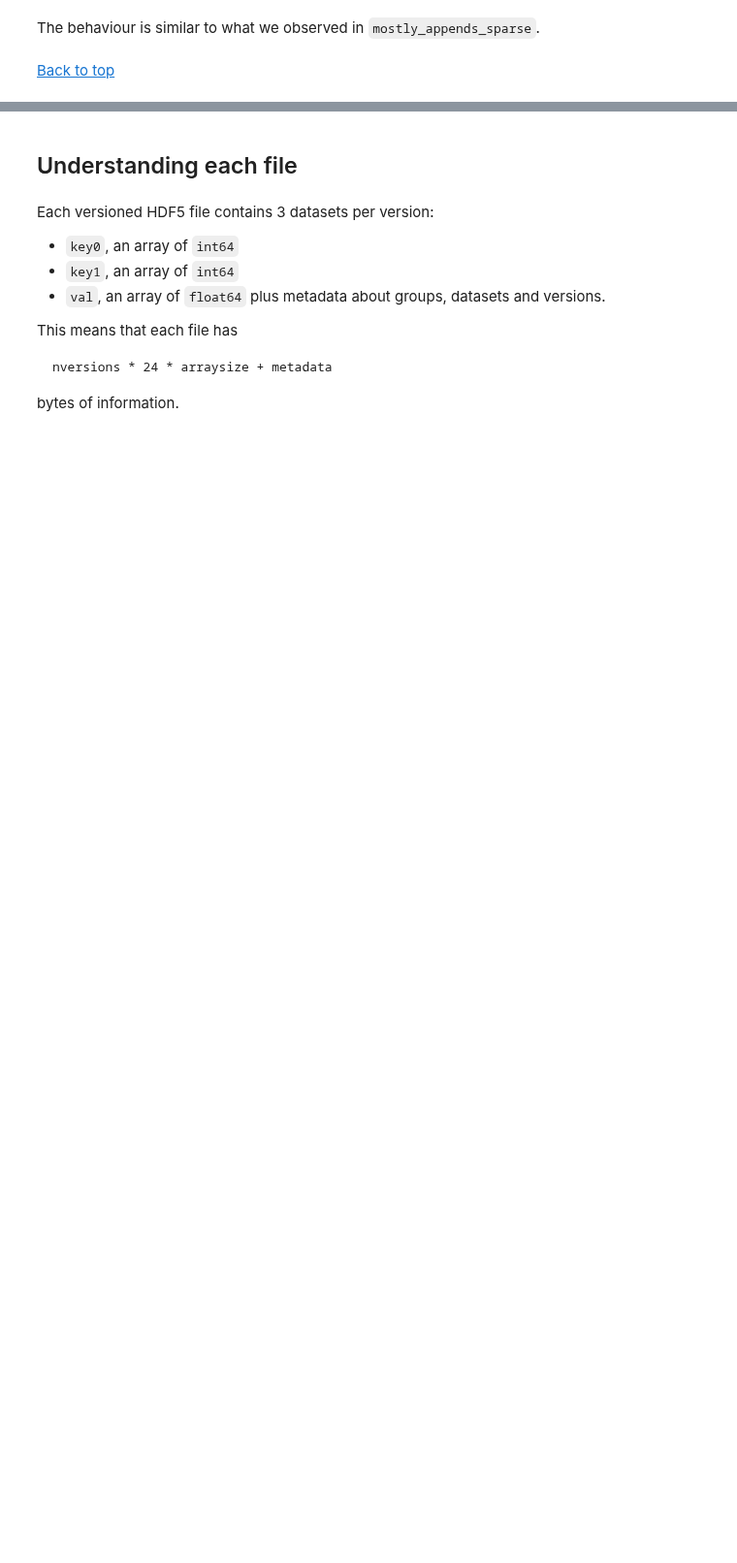
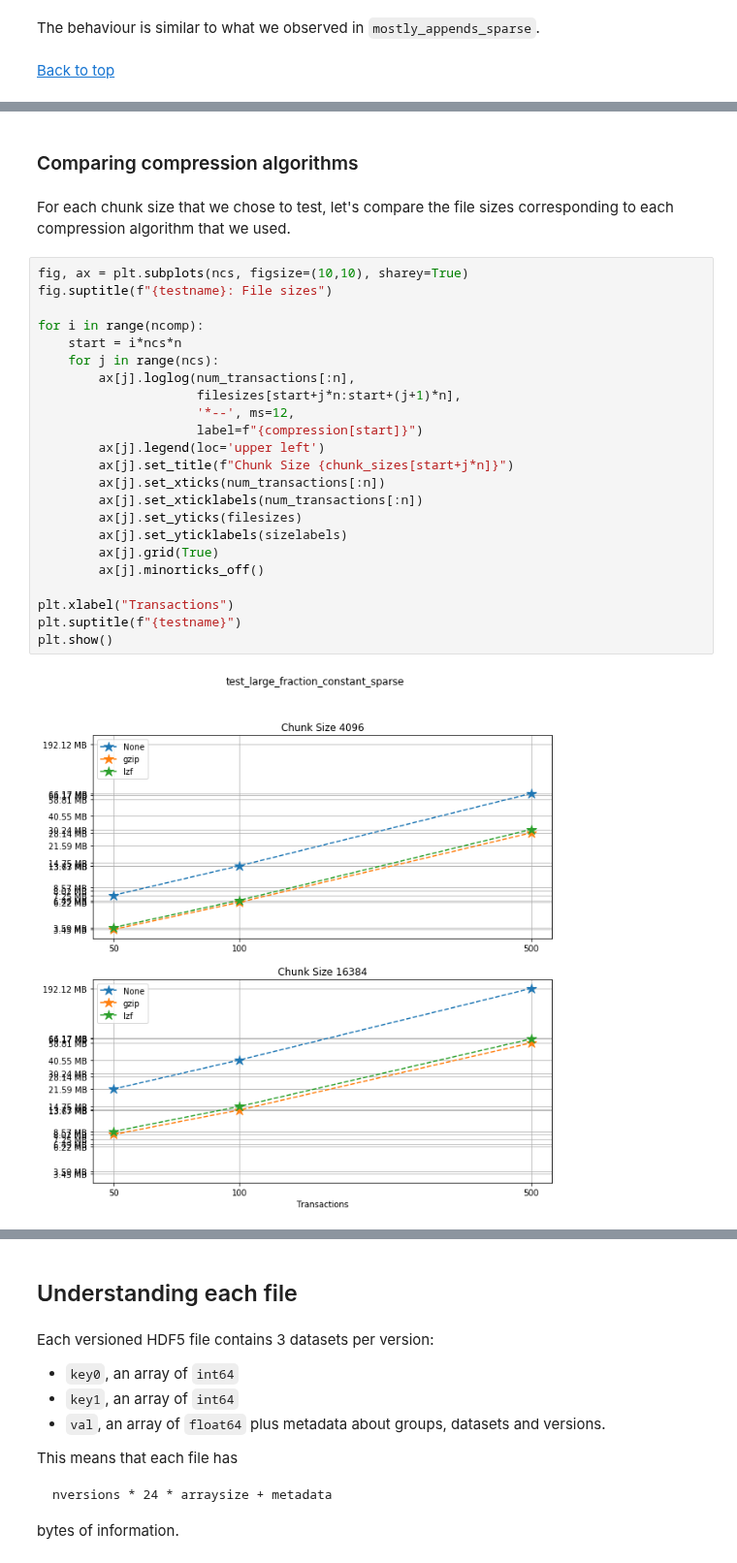
Before and after one commit to deshaw/versioned-hdf5, a Jupyter notebook: analysis/Performance_tests.ipynb, the cells around one changed output, grey strips where cells are left out. Shown at 97% size. Cells and saved outputs as stored; diff of their text form; blank space fills up the shorter version.

```diff
--- a/analysis/Performance_tests.ipynb
+++ b/analysis/Performance_tests.ipynb
@@ -1118,0 +1082,29 @@ The behaviour is similar to what we observed in `mostly_appends_sparse`.
+# %% [markdown]
+### Comparing compression algorithms
+# %% [markdown]
+For each chunk size that we chose to test, let's compare the file sizes corresponding to each compression algorithm that we used.
+# %%
+fig, ax = plt.subplots(ncs, figsize=(10,10), sharey=True)
+fig.suptitle(f"{testname}: File sizes")
+
+for i in range(ncomp):
+    start = i*ncs*n
+    for j in range(ncs):
+        ax[j].loglog(num_transactions[:n],
+                     filesizes[start+j*n:start+(j+1)*n],
+                     '*--', ms=12,
+                     label=f"{compression[start]}")
+        ax[j].legend(loc='upper left')
+        ax[j].set_title(f"Chunk Size {chunk_sizes[start+j*n]}")
+        ax[j].set_xticks(num_transactions[:n])
+        ax[j].set_xticklabels(num_transactions[:n])
+        ax[j].set_yticks(filesizes)
+        ax[j].set_yticklabels(sizelabels)
+        ax[j].grid(True)
+        ax[j].minorticks_off()
+
+plt.xlabel("Transactions")
+plt.suptitle(f"{testname}")
+plt.show()
+# %% [output]
+[figure, added]
```
Also changed, not shown: parts of 61 cells of this notebook, 2 other files.
